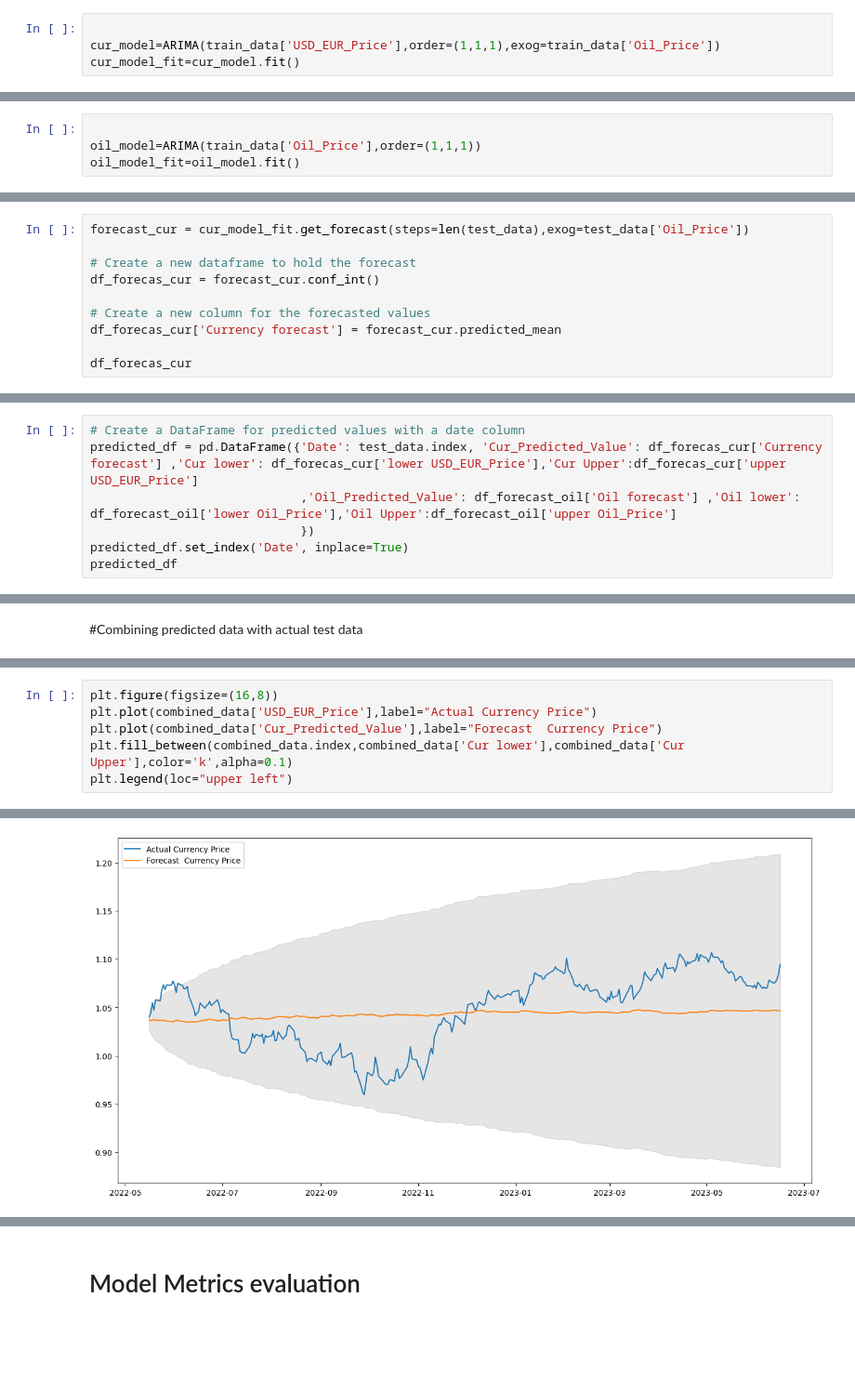
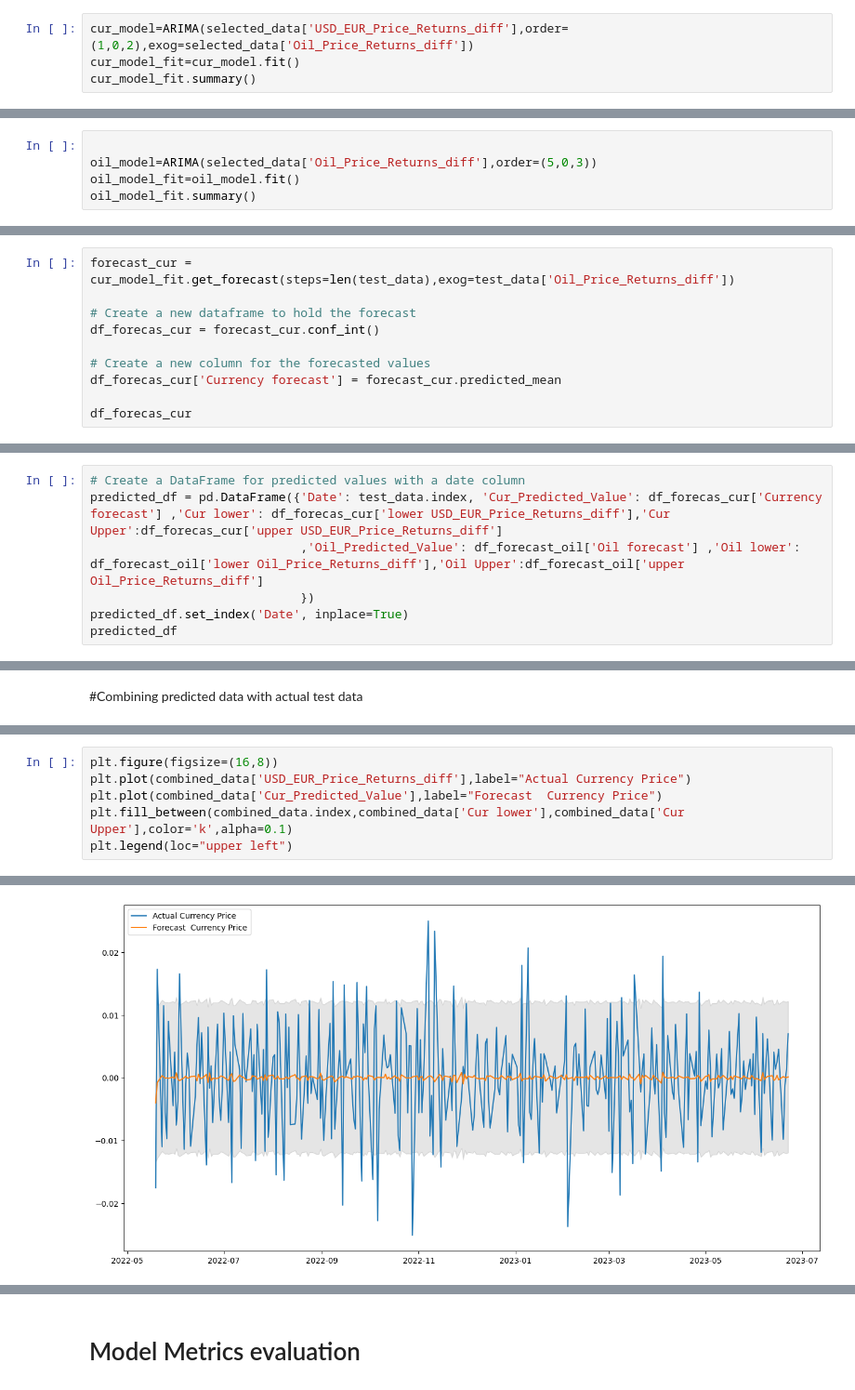
Before and after one commit to pravin-raut/MachineLearning, a Jupyter notebook: dissertation/01_Arima_Oil&Currency.ipynb, the cells around one changed output, grey strips where cells are left out. Shown at 93% size. Saved outputs shown, nothing was run; the diff lists cells and outputs as text; blank space fills up the shorter version.

```diff
--- a/dissertation/01_Arima_Oil&Currency.ipynb
+++ b/dissertation/01_Arima_Oil&Currency.ipynb
@@ -472,4 +647,4 @@ from statsmodels.tsa.arima.model import ARIMA
 # %%
-
-cur_model=ARIMA(train_data['USD_EUR_Price'],order=(1,1,1),exog=train_data['Oil_Price'])
+cur_model=ARIMA(selected_data['USD_EUR_Price_Returns_diff'],order=(1,0,2),exog=selected_data['Oil_Price_Returns_diff'])
 cur_model_fit=cur_model.fit()
+cur_model_fit.summary()
@@ -476,4 +673,5 @@ cur_model_fit=cur_model.fit()
 # %%
 
-oil_model=ARIMA(train_data['Oil_Price'],order=(1,1,1))
+oil_model=ARIMA(selected_data['Oil_Price_Returns_diff'],order=(5,0,3))
 oil_model_fit=oil_model.fit()
+oil_model_fit.summary()
@@ -561,7 +801,7 @@ df_forecast_oil
 # %% [markdown]
 # Forecasting on Test Data for Currency
 # %%
-forecast_cur = cur_model_fit.get_forecast(steps=len(test_data),exog=test_data['Oil_Price'])
+forecast_cur = cur_model_fit.get_forecast(steps=len(test_data),exog=test_data['Oil_Price_Returns_diff'])
 
 # Create a new dataframe to hold the forecast
 df_forecas_cur = forecast_cur.conf_int()
@@ -587,7 +838,7 @@ df_forecas_cur
 # %%
 # Create a DataFrame for predicted values with a date column
-predicted_df = pd.DataFrame({'Date': test_data.index, 'Cur_Predicted_Value': df_forecas_cur['Currency forecast'] ,'Cur lower': df_forecas_cur['lower USD_EUR_Price'],'Cur Upper':df_forecas_cur['upper USD_EUR_Price']
-                             ,'Oil_Predicted_Value': df_forecast_oil['Oil forecast'] ,'Oil lower': df_forecast_oil['lower Oil_Price'],'Oil Upper':df_forecast_oil['upper Oil_Price']
+predicted_df = pd.DataFrame({'Date': test_data.index, 'Cur_Predicted_Value': df_forecas_cur['Currency forecast'] ,'Cur lower': df_forecas_cur['lower USD_EUR_Price_Returns_diff'],'Cur Upper':df_forecas_cur['upper USD_EUR_Price_Returns_diff']
+                             ,'Oil_Predicted_Value': df_forecast_oil['Oil forecast'] ,'Oil lower': df_forecast_oil['lower Oil_Price_Returns_diff'],'Oil Upper':df_forecast_oil['upper Oil_Price_Returns_diff']
                              })
 predicted_df.set_index('Date', inplace=True)
 predicted_df
@@ -630,12 +881,12 @@ combined_data
 # %%
 plt.figure(figsize=(16,8))
-plt.plot(combined_data['USD_EUR_Price'],label="Actual Currency Price")
+plt.plot(combined_data['USD_EUR_Price_Returns_diff'],label="Actual Currency Price")
 plt.plot(combined_data['Cur_Predicted_Value'],label="Forecast  Currency Price")
 plt.fill_between(combined_data.index,combined_data['Cur lower'],combined_data['Cur Upper'],color='k',alpha=0.1)
 plt.legend(loc="upper left")
 # %% [output]
 <matplotlib.legend.Legend at 0x...>
-[figure, old version]
+[figure, new version]
 # %%
 plt.figure(figsize=(16,8))
 plt.plot(combined_data['Oil_Price'],label="Actual Oil Price")
```
Also changed, not shown: parts of 66 cells of this notebook.
